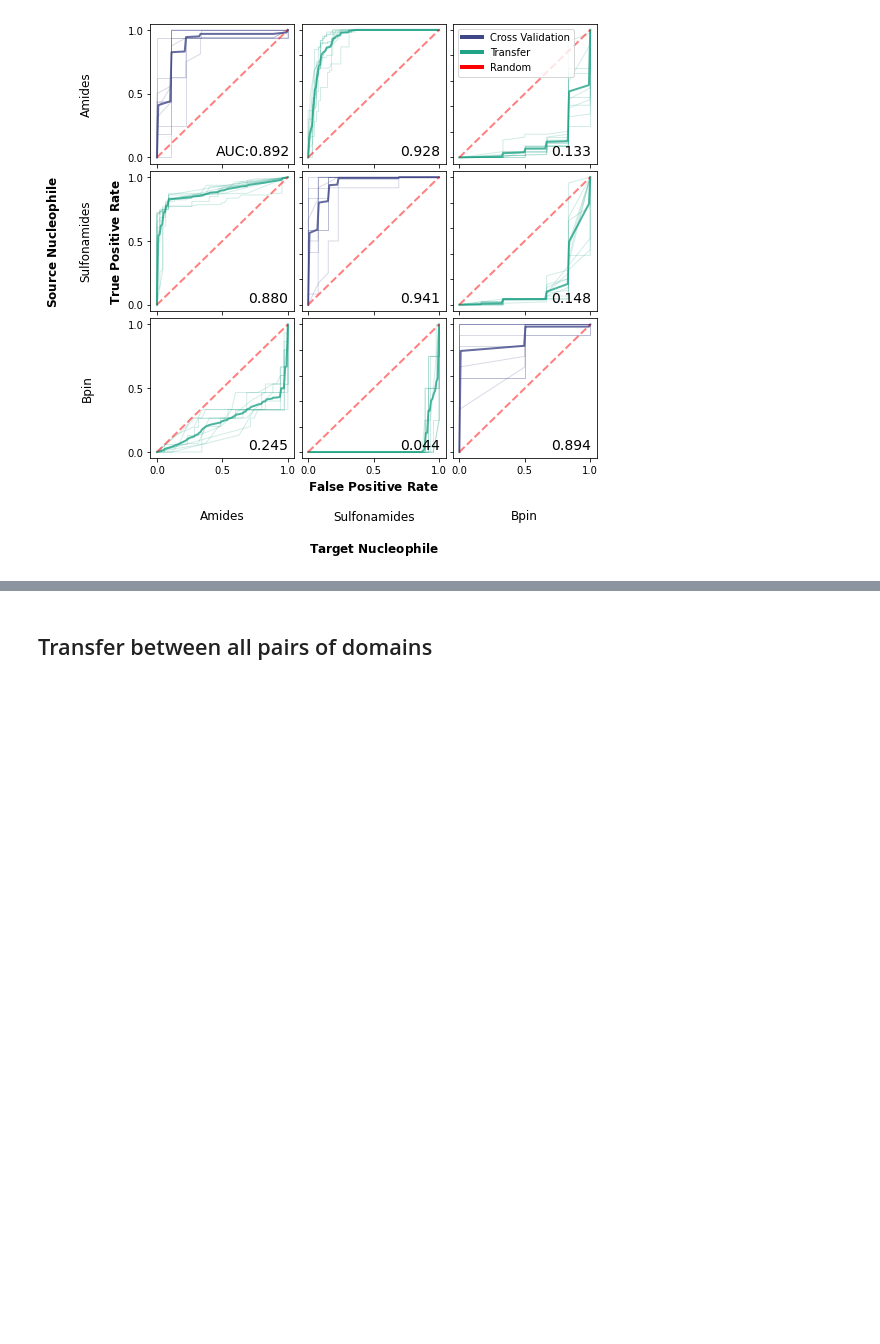
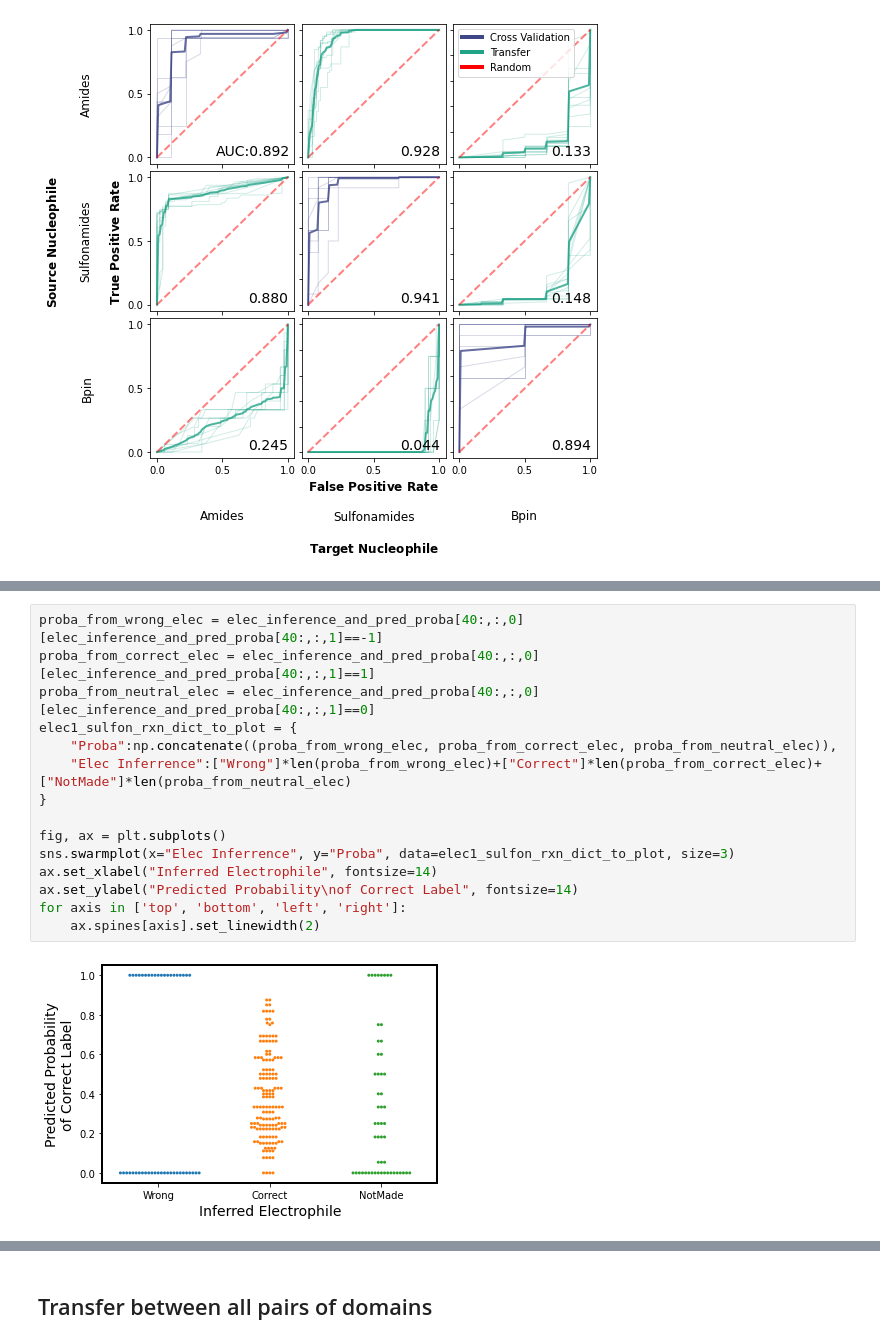
Before and after one commit to ZimmermanGroup/ActiveTransfer, a Jupyter notebook: transfer_between_common_rxn_conditions.ipynb, the cells around one changed output, grey strips where cells are left out. Saved outputs shown, nothing was run; the diff lists cells and outputs as text; blank space fills up the shorter version.

```diff
--- a/transfer_between_common_rxn_conditions.ipynb
+++ b/transfer_between_common_rxn_conditions.ipynb
@@ -432,0 +441,17 @@ trellis_of_transfer_ROC(source_models_list, list_of_X_test_lists,
+# %%
+proba_from_wrong_elec = elec_inference_and_pred_proba[40:,:,0][elec_inference_and_pred_proba[40:,:,1]==-1]
+proba_from_correct_elec = elec_inference_and_pred_proba[40:,:,0][elec_inference_and_pred_proba[40:,:,1]==1]
+proba_from_neutral_elec = elec_inference_and_pred_proba[40:,:,0][elec_inference_and_pred_proba[40:,:,1]==0]
+elec1_sulfon_rxn_dict_to_plot = {
+    "Proba":np.concatenate((proba_from_wrong_elec, proba_from_correct_elec, proba_from_neutral_elec)),
+    "Elec Inferrence":["Wrong"]*len(proba_from_wrong_elec)+["Correct"]*len(proba_from_correct_elec)+["NotMade"]*len(proba_from_neutral_elec)
+}
+
+fig, ax = plt.subplots()
+sns.swarmplot(x="Elec Inferrence", y="Proba", data=elec1_sulfon_rxn_dict_to_plot, size=3)
+ax.set_xlabel("Inferred Electrophile", fontsize=14)
+ax.set_ylabel("Predicted Probability\nof Correct Label", fontsize=14)
+for axis in ['top', 'bottom', 'left', 'right']:
+	ax.spines[axis].set_linewidth(2)
+# %% [output]
+[figure, added]
```
Also changed, not shown: parts of 16 cells of this notebook.
